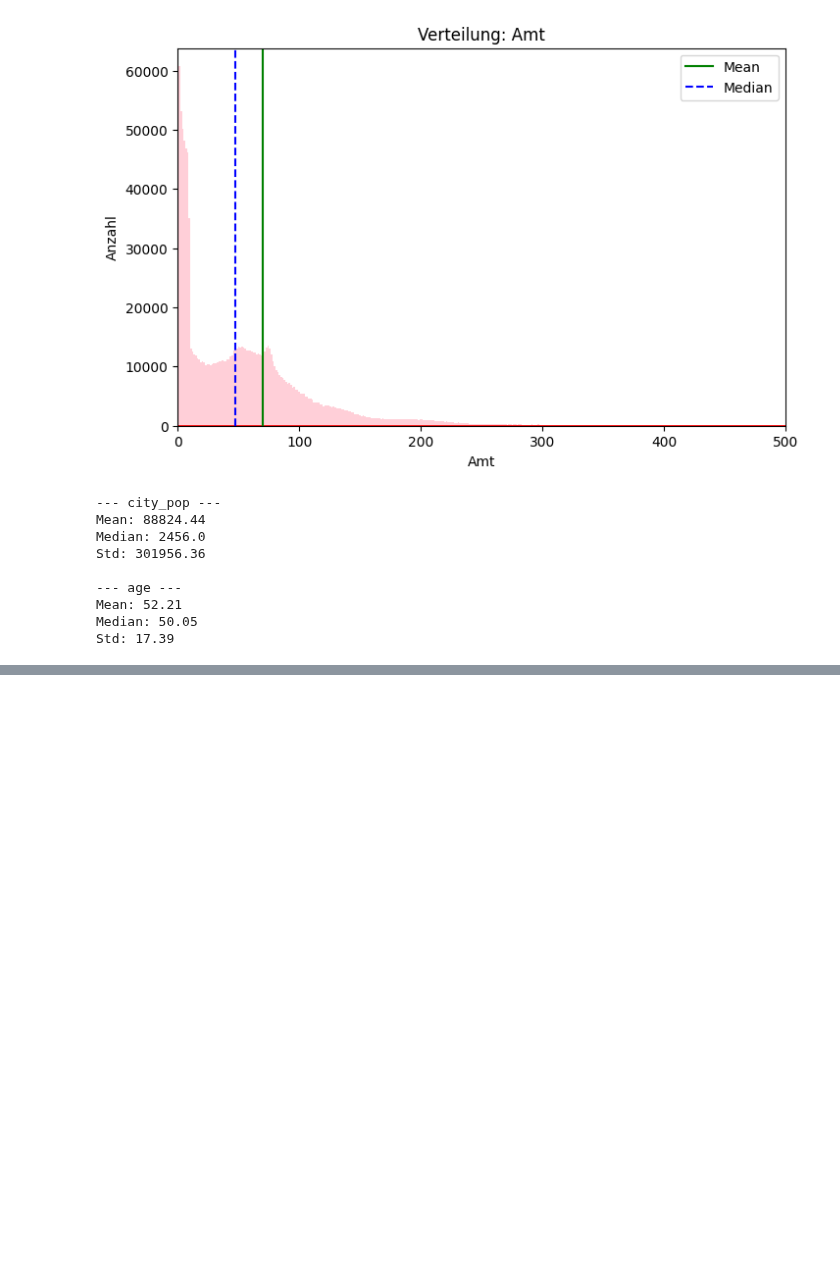
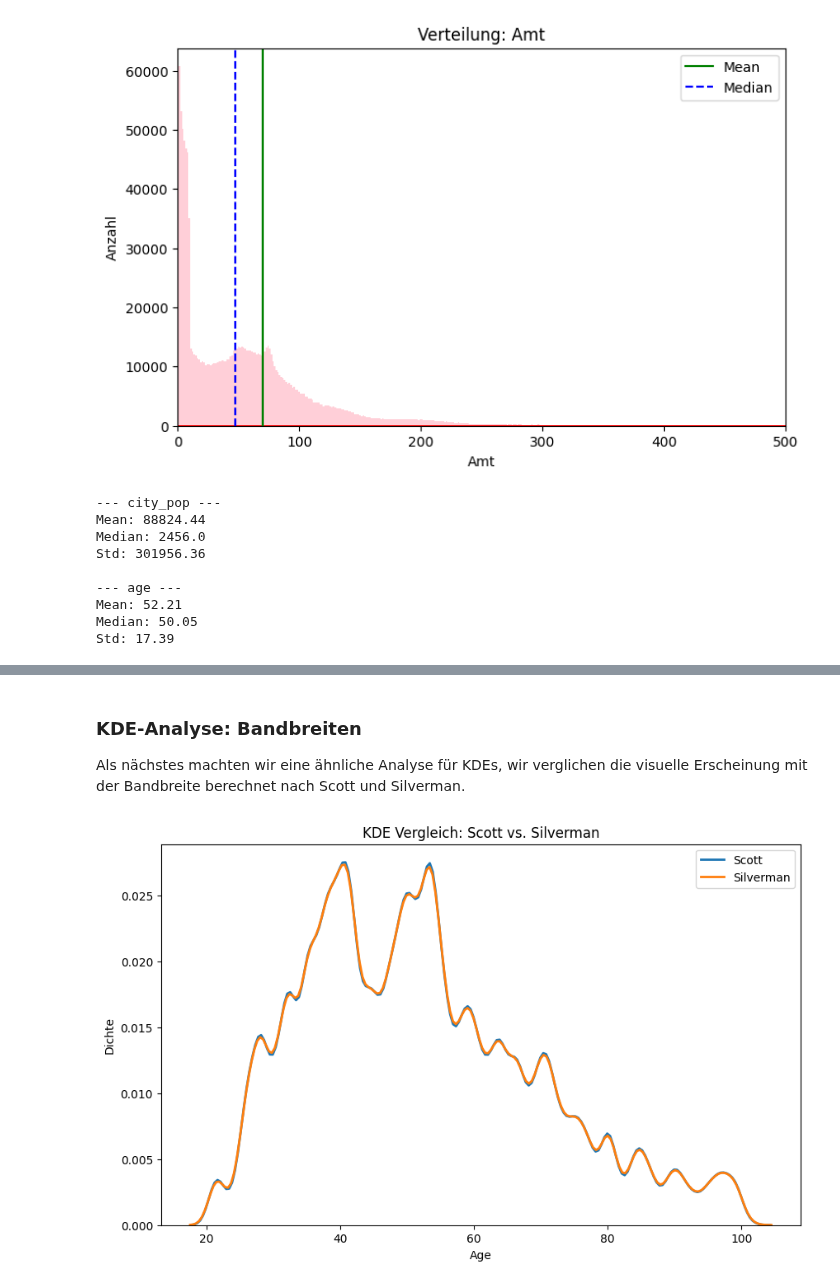
Before and after one commit to philethaler/Statistik-Datenbank, a Jupyter notebook: Analyse_2.ipynb, the cells around one changed output, grey strips where cells are left out. Cells and saved outputs as stored; diff of their text form; code cells hidden in the pictures; blank space fills up the shorter version.

```diff
--- a/Analyse_2.ipynb
+++ b/Analyse_2.ipynb
@@ -246,0 +280,18 @@ M      52.3300 50.4500 17.2700  586812
+# %% [markdown]
+### KDE-Analyse: Bandbreiten
+
+Als nächstes machten wir eine ähnliche Analyse für KDEs, wir verglichen die visuelle Erscheinung mit der Bandbreite berechnet nach Scott und Silverman.
+# %%
+# Scott
+sns.kdeplot(age, bw_method="scott",label="Scott", linewidth=2)
+
+# Silverman
+sns.kdeplot(age,bw_method="silverman",label="Silverman", linewidth=2)
+
+plt.title("KDE Vergleich: Scott vs. Silverman")
+plt.xlabel("Age")
+plt.ylabel("Dichte")
+plt.legend()
+plt.show()
+# %% [output]
+[figure, added]
```
Also changed, not shown: parts of 5 cells of this notebook, 1 other file.
